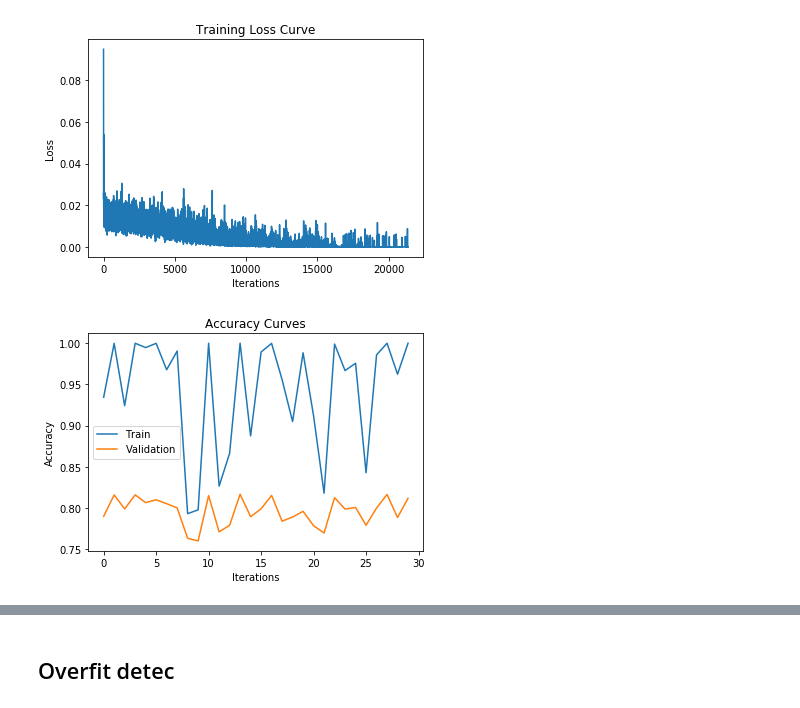
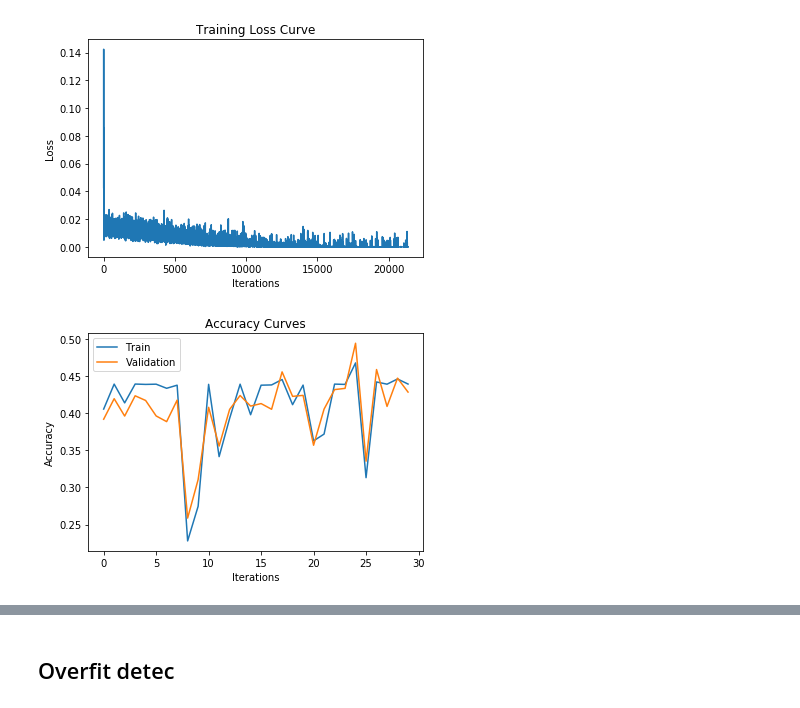
Before and after one commit to addy999/HemDetect, a Jupyter notebook: Training/Scripts/Plot.ipynb, the cells around one changed output, grey strips where cells are left out. Drawn from its saved outputs; the diff is of its cells as text; code cells hidden in the pictures.

```diff
--- a/Training/Scripts/Plot.ipynb
+++ b/Training/Scripts/Plot.ipynb
@@ -29,9 +29,10 @@ print("Load Alexnet data")
 train_data = Data(training_folders,
             {
                 "intraparenchymal":"not",
-                "subarachnoid":"not",
+#                 "subarachnoid":"not",
                 "intraventricular":"not",
                 "epidural":"not",
+                "subdural" : "not",
             },
             maximum_per_folder = 5000, #5000
             size = img_size, tl_model = "alexnet", in_channels=3,
@@ -40,17 +41,18 @@ train_data = Data(training_folders,
 val_data = Data(val_folders,
             {
                 "intraparenchymal":"not",
-                "subarachnoid":"not",
+#                 "subarachnoid":"not",
                 "intraventricular":"not",
                 "epidural":"not",
+                "subdural" : "not",
             },
             maximum_per_folder = 1500, #1500
             size = img_size, tl_model = "alexnet", in_channels=3,
             )
 # %%
-path = r"../Models/alexSubdural,imgs=27k,size=256,bs=32,epochs=30,lr=0.0001"
+path = r"../Models/alexIntrav,imgs=27k,size=256,bs=32,epochs=30,lr=0.0001"
 losses=plotLosses(path)
 acc=plotAccuracy(path, val_data, train_data)
 # %% [output]
-[figure, old version]
+[figure, new version]
-[figure, old version]
+[figure, new version]
```
Also changed, not shown: parts of 1 cell of this notebook, 16 other files.
